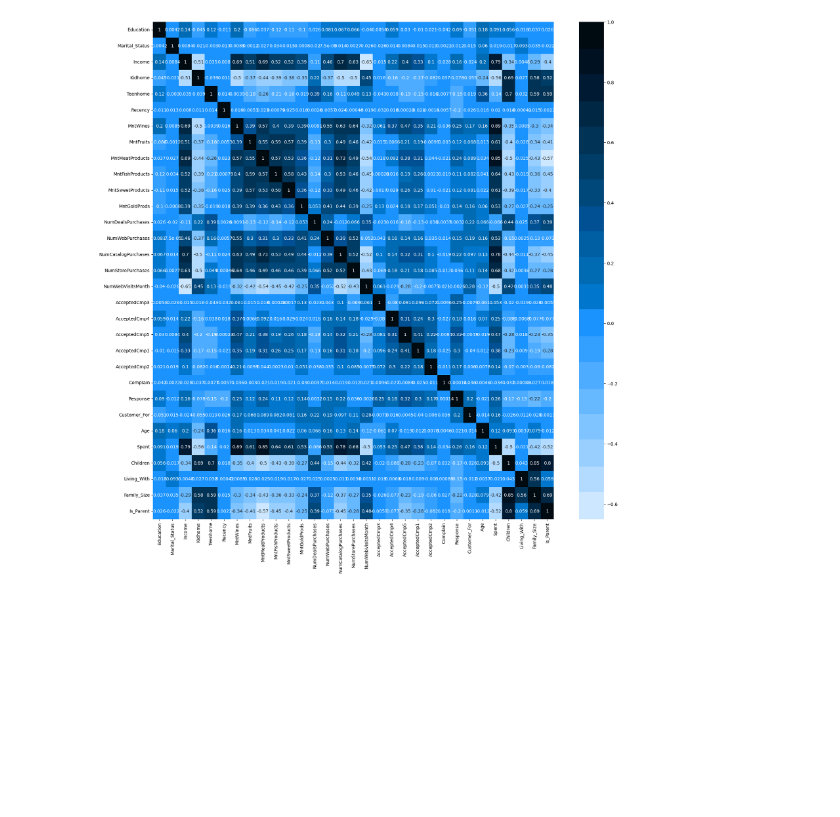
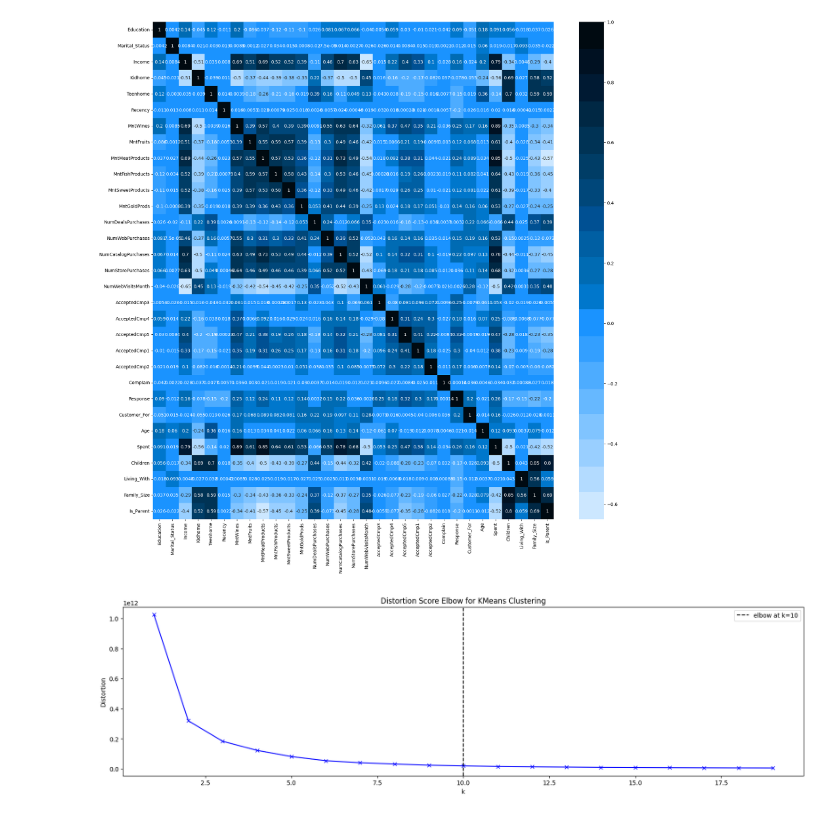
Before and after one commit to trucni2005/Customer-Segmentation-Analysis, a Jupyter notebook: customer_segmentation_analysis.ipynb, the cells around one changed output. Saved outputs shown, nothing was run; the diff lists cells and outputs as text; code cells hidden in the pictures; blank space fills up the shorter version.

Commit message:
Add review section for data visualization

```diff
--- a/customer_segmentation_analysis.ipynb
+++ b/customer_segmentation_analysis.ipynb
@@ -803,3 +803,31 @@ sns.heatmap(corrmat,annot=True, cmap=cmap, center=0)
 # %% [output]
 <Axes: >
 [figure]
+# %%
+import matplotlib.pyplot as plt
+from sklearn.cluster import KMeans
+
+
+# Danh sách để lưu trữ distortion scores
+distortions = []
+
+# Tính toán distortion cho mỗi giá trị k
+K = range(1, 20)
+for k in K:
+    kmeans = KMeans(n_clusters=k, random_state=42)
+    kmeans.fit(data_encoded)
+    distortions.append(kmeans.inertia_)
+
+# Vẽ biểu đồ Elbow
+plt.figure(figsize=(20, 5))
+plt.plot(K, distortions, 'bx-')
+plt.xlabel('k')
+plt.ylabel('Distortion')
+plt.title('Distortion Score Elbow for KMeans Clustering')
+
+# Đánh dấu điểm Elbow
+plt.axvline(x=10, color='black', linestyle='--', label='elbow at k=10')
+plt.legend()
+plt.show()
+# %% [output]
+[figure, added]
```
